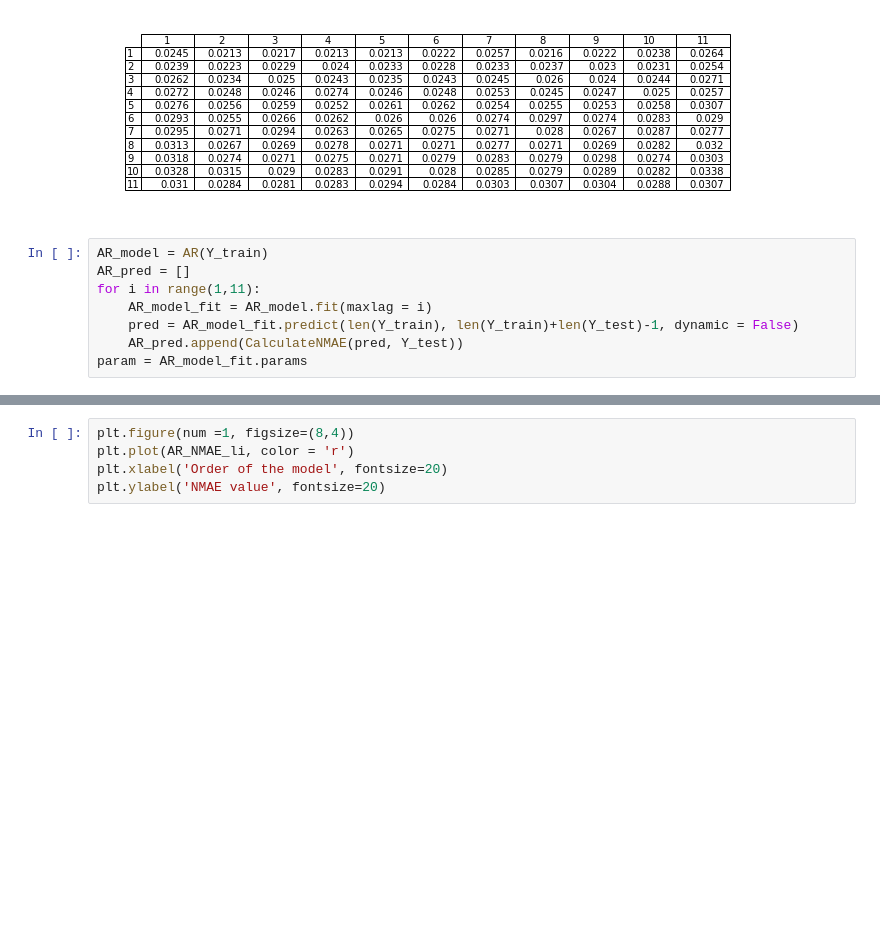
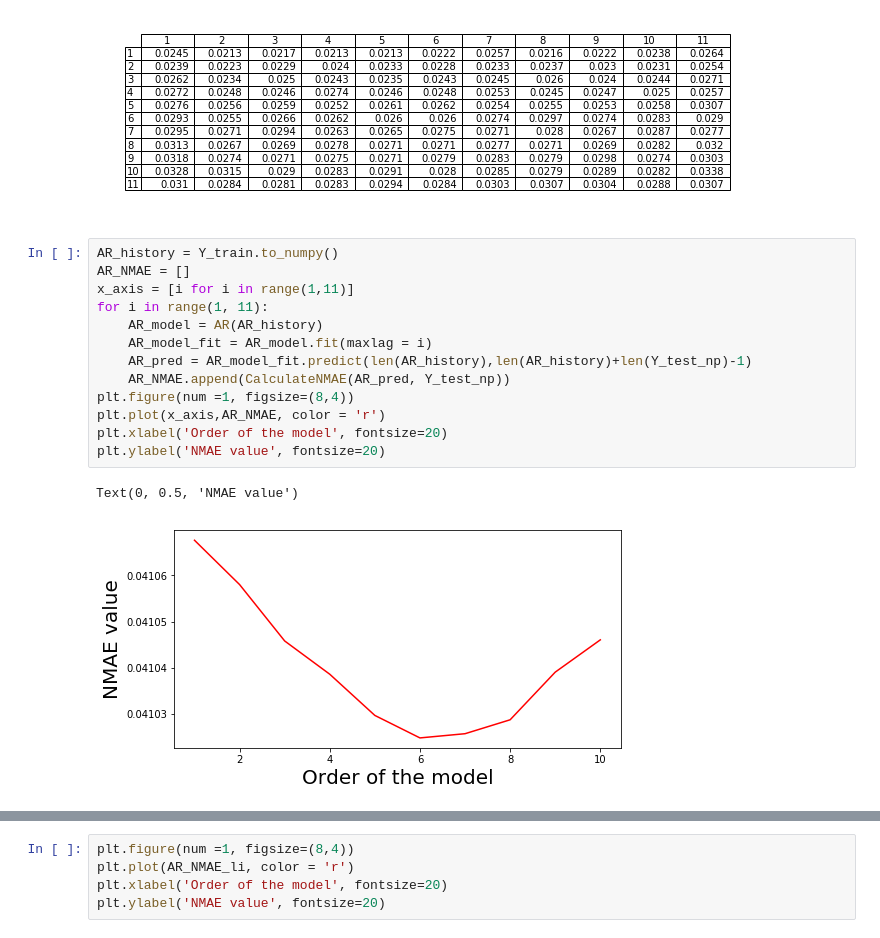
Before and after one commit to hichentang/EP2420, a Jupyter notebook: Proj2.ipynb, the cells around one changed output, grey strips where cells are left out. Cells and saved outputs as stored; diff of their text form; blank space fills up the shorter version.

```diff
--- a/Proj2.ipynb
+++ b/Proj2.ipynb
@@ -399,11 +401,19 @@ fig.tight_layout()
 plt.show()
 # %% [output]
 [figure]
-# %%
-AR_model = AR(Y_train)
-AR_pred = []
-for i in range(1,11):
-    AR_model_fit = AR_model.fit(maxlag = i)
-    pred = AR_model_fit.predict(len(Y_train), len(Y_train)+len(Y_test)-1, dynamic = False)
-    AR_pred.append(CalculateNMAE(pred, Y_test))
-param = AR_model_fit.params
+# %%
+AR_history = Y_train.to_numpy()
+AR_NMAE = []
+x_axis = [i for i in range(1,11)]
+for i in range(1, 11):
+    AR_model = AR(AR_history)
+    AR_model_fit = AR_model.fit(maxlag = i)
+    AR_pred = AR_model_fit.predict(len(AR_history),len(AR_history)+len(Y_test_np)-1)
+    AR_NMAE.append(CalculateNMAE(AR_pred, Y_test_np))
+plt.figure(num =1, figsize=(8,4))
+plt.plot(x_axis,AR_NMAE, color = 'r')
+plt.xlabel('Order of the model', fontsize=20)
+plt.ylabel('NMAE value', fontsize=20)
+# %% [output]
+Text(0, 0.5, 'NMAE value')
+[figure, added]
```
Also changed, not shown: parts of 12 cells of this notebook.
